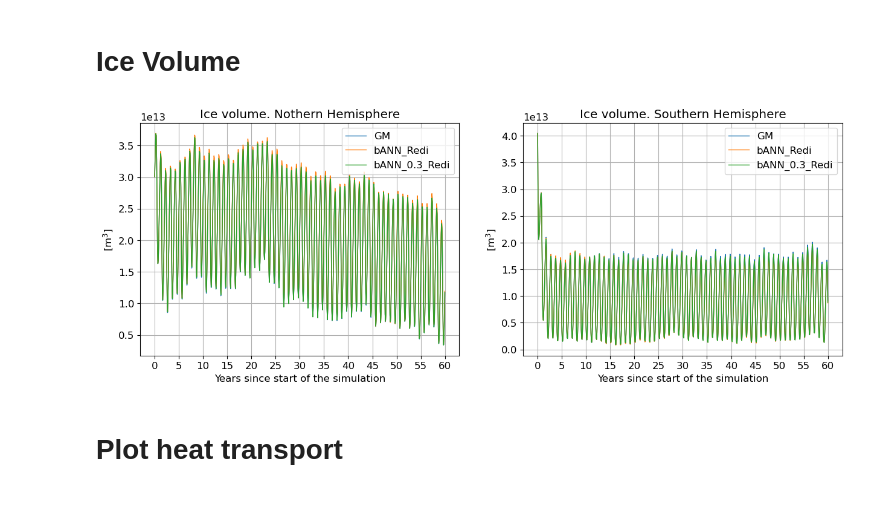
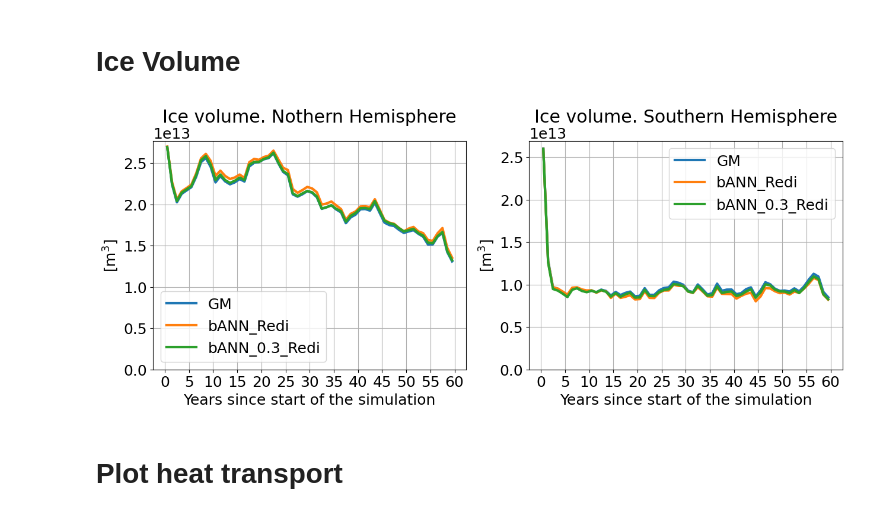
Before and after one commit to m2lines/m2lines-CESM3-diagnostics, a Jupyter notebook: notebooks/compare_runs.ipynb, the cells around one changed output. Saved outputs shown, nothing was run; the diff lists cells and outputs as text; code cells hidden in the pictures.

```diff
--- a/compare_runs.ipynb
+++ b/notebooks/compare_runs.ipynb
@@ -127,7 +129,7 @@ class Experiment():
         attrs = {'description': 'Time-mean poleward heat transport by components ', 'units': ds['T_ady_2d'].units,
                  'start_date': self.args.start_date, 'end_date': self.args.end_date, 'casename': self.args.casename}
         add_global_attrs(ds_mean,attrs)
-        ds_mean.to_netcdf('ncfiles/'+self.args.casename+'_heat_transport.nc')
+        ds_mean.to_netcdf('ncfiles_forced/'+self.args.casename+'_heat_transport.nc')
 
     def compute_ice(self):
       print('Reading dataset...')
@@ -143,22 +145,22 @@ class Experiment():
       dataset['ice_volume_SH'] = (ice_volume).where(yh<0).sum(['xh', 'yh'])
 
       with ProgressBar():
-         dataset.to_netcdf('ncfiles/'+self.args.casename+'_ice_volume.nc')
+         dataset.to_netcdf('ncfiles_forced/'+self.args.casename+'_ice_volume.nc')
 
     def heat_transport(self):
-      ds = xr.open_dataset('ncfiles/'+self.args.casename+'_heat_transport.nc').fillna(0.)
+      ds = xr.open_dataset('ncfiles_forced/'+self.args.casename+'_heat_transport.nc').fillna(0.)
       return ds['T_ady_2d'], ds['T_diffy_2d'], ds['T_hbd_diffy_2d']
 
     def thetao(self):
-      ds = xr.open_dataset('ncfiles/'+self.args.casename+'_thetao_time_mean.nc')
+      ds = xr.open_dataset('ncfiles_forced/'+self.args.casename+'_thetao_time_mean.nc')
       return ds
 
     def so(self):
-      ds = xr.open_dataset('ncfiles/'+self.args.casename+'_so_time_mean.nc')
+      ds = xr.open_dataset('ncfiles_forced/'+self.args.casename+'_so_time_mean.nc')
       return ds
 
     def ice_volume(self):
-       return xr.open_dataset('ncfiles/'+self.args.casename+'_ice_volume.nc')
+       return xr.open_dataset('ncfiles_forced/'+self.args.casename+'_ice_volume.nc')
 
     def sigma2(self):
       thetao = self.thetao().thetao
@@ -166,11 +168,11 @@ class Experiment():
       return gsw.sigma2(so, thetao)
 
     def mld_winter(self):
-      ds = xr.open_dataset('ncfiles/'+self.args.casename+'_MLD_winter.nc')
+      ds = xr.open_dataset('ncfiles_forced/'+self.args.casename+'_MLD_winter.nc')
       return ds
 
     def mld_summer(self):
-      ds = xr.open_dataset('ncfiles/'+self.args.casename+'_MLD_summer.nc')
+      ds = xr.open_dataset('ncfiles_forced/'+self.args.casename+'_MLD_summer.nc')
       return ds
 # %%
 exps = {}
@@ -251,7 +253,7 @@ exps['no-GM'].args.casename
 dd = {}
 #for exp in ['no-GM', 'GM', 'bANN', 'eANN', 'bANN_eANN', 'ANN']:
 for exp in ['GM', 'no-GM', 'bANN_Redi', 'bANN_0.3_Redi']:
-    dd[exp] = xr.open_dataset(f'ncfiles/{exps[exp].args.casename}_mon_ave_global_means.nc').load()
+    dd[exp] = xr.open_dataset(f'ncfiles_forced/{exps[exp].args.casename}_mon_ave_global_means.nc').load()
 # %%
 %matplotlib inline
 
@@ -283,41 +285,43 @@ plt.savefig('PNG/T_timeseries_no_legend.png',dpi=200, bbox_inches='tight')
 
 plt.subplot(1,2,1)
 for exp in ['GM', 'bANN_Redi', 'bANN_0.3_Redi']:
-    exps[exp].ice_volume().ice_volume_NH.plot(label=exp, lw=1)
+    exps[exp].ice_volume().ice_volume_NH.coarsen({'time': 12}).mean('time').plot(label=exp, lw=3)
     plt.legend()
 plt.xlabel('Years since start of the simulation')
 plt.title('Ice volume. Nothern Hemisphere')
 
 time = dd[exp].thetaoga.time.values
 
 # Build vertical lines every 5 years
 years = range(time[0].year, time[-1].year + 2, 5)
 ticks = [cftime.DatetimeNoLeap(y, 1, 1) for y in years]
 plt.ylabel('[m$^3$]')
 
 plt.xticks(ticks, np.arange(0,65,5))
 plt.grid()
+plt.ylim([0,None])
 
 plt.subplot(1,2,2)
 for exp in ['GM', 'bANN_Redi', 'bANN_0.3_Redi']:
-    exps[exp].ice_volume().ice_volume_SH.plot(label=exp, lw=1)
+    exps[exp].ice_volume().ice_volume_SH.coarsen({'time': 12}).mean('time').plot(label=exp, lw=3)
     plt.legend()
 plt.xlabel('Years since start of the simulation')
 plt.title('Ice volume. Southern Hemisphere')
 
 time = dd[exp].thetaoga.time.values
 
 # Build vertical lines every 5 years
 years = range(time[0].year, time[-1].year + 2, 5)
 ticks = [cftime.DatetimeNoLeap(y, 1, 1) for y in years]
 plt.ylabel('[m$^3$]')
 
 plt.xticks(ticks, np.arange(0,65,5))
 plt.grid()
+plt.ylim([0,None])
 
-plt.savefig('PNG/ice_volume.png',dpi=200, bbox_inches='tight')
+plt.savefig('PNG_forced/ice_volume.png',dpi=200, bbox_inches='tight')
 # %% [output]
-[figure, old version]
+[figure, new version]
 # %% [markdown]
 # Plot heat transport
 # %%
```
Also changed, not shown: parts of 4 cells of this notebook, 7 other files.
